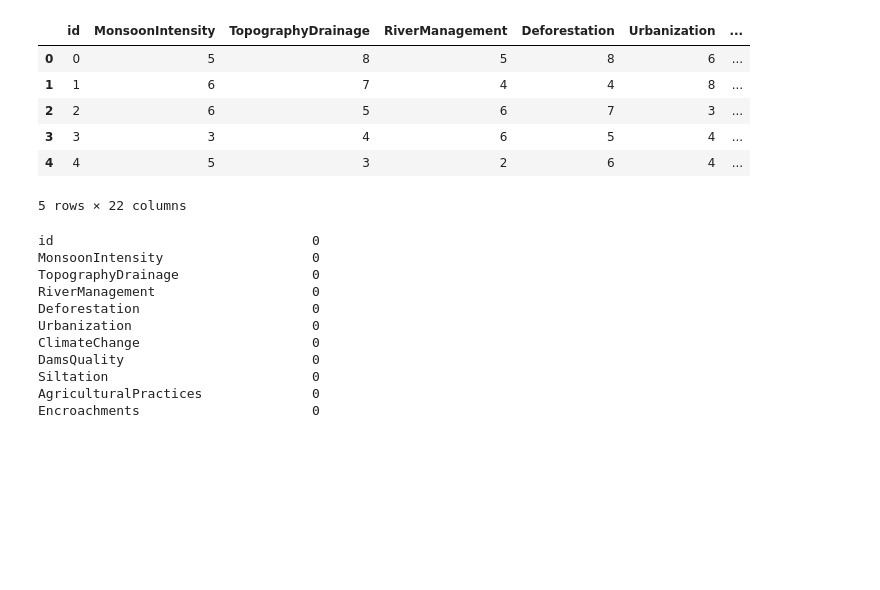
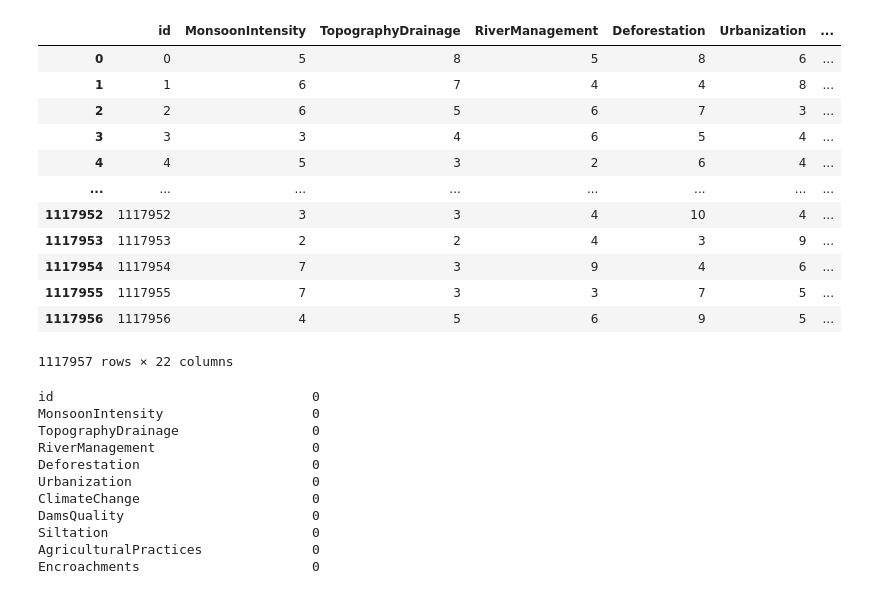
Before and after one commit to rafirahman27/Kaggle-Regression-with-Flooddetection, a Jupyter notebook: Code/Untitled.ipynb, the cells around one changed output. Drawn from its saved outputs; the diff is of its cells as text; code cells hidden in the pictures; blank space fills up the shorter version.

```diff
--- a/Code/Untitled.ipynb
+++ b/Code/Untitled.ipynb
@@ -11,14 +13,20 @@ from sklearn.model_selection import GridSearchCV, RandomizedSearchCV
 # %%
 train = pd.read_csv('../Data/train.csv')
-train.head()
+train
 # %% [output]
 |  | id | MonsoonIntensity | TopographyDrainage | RiverManagement | Deforestation | Urbanization | ... |
 | 0 | 0 | 5 | 8 | 5 | 8 | 6 | ... |
 | 1 | 1 | 6 | 7 | 4 | 4 | 8 | ... |
 | 2 | 2 | 6 | 5 | 6 | 7 | 3 | ... |
 | 3 | 3 | 3 | 4 | 6 | 5 | 4 | ... |
 | 4 | 4 | 5 | 3 | 2 | 6 | 4 | ... |
+| ... | ... | ... | ... | ... | ... | ... | ... |
+| 1117952 | 1117952 | 3 | 3 | 4 | 10 | 4 | ... |
+| 1117953 | 1117953 | 2 | 2 | 4 | 3 | 9 | ... |
+| 1117954 | 1117954 | 7 | 3 | 9 | 4 | 6 | ... |
+| 1117955 | 1117955 | 7 | 3 | 3 | 7 | 5 | ... |
+| 1117956 | 1117956 | 4 | 5 | 6 | 9 | 5 | ... |
-5 rows × 22 columns
+1117957 rows × 22 columns
 # %%
 train.isnull().sum()
 # %% [output]
```
Also changed, not shown: parts of 44 cells of this notebook, 1 other file.
